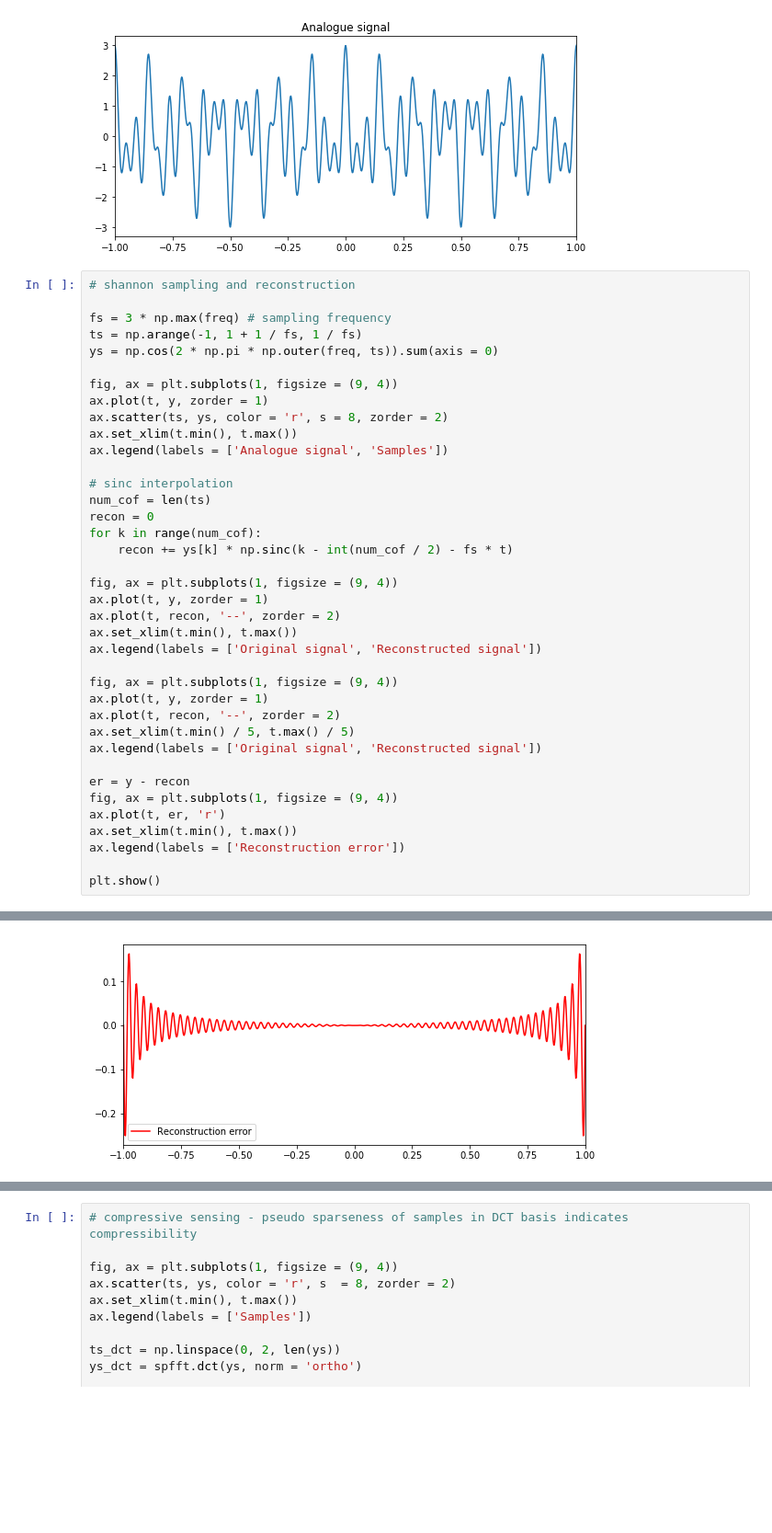
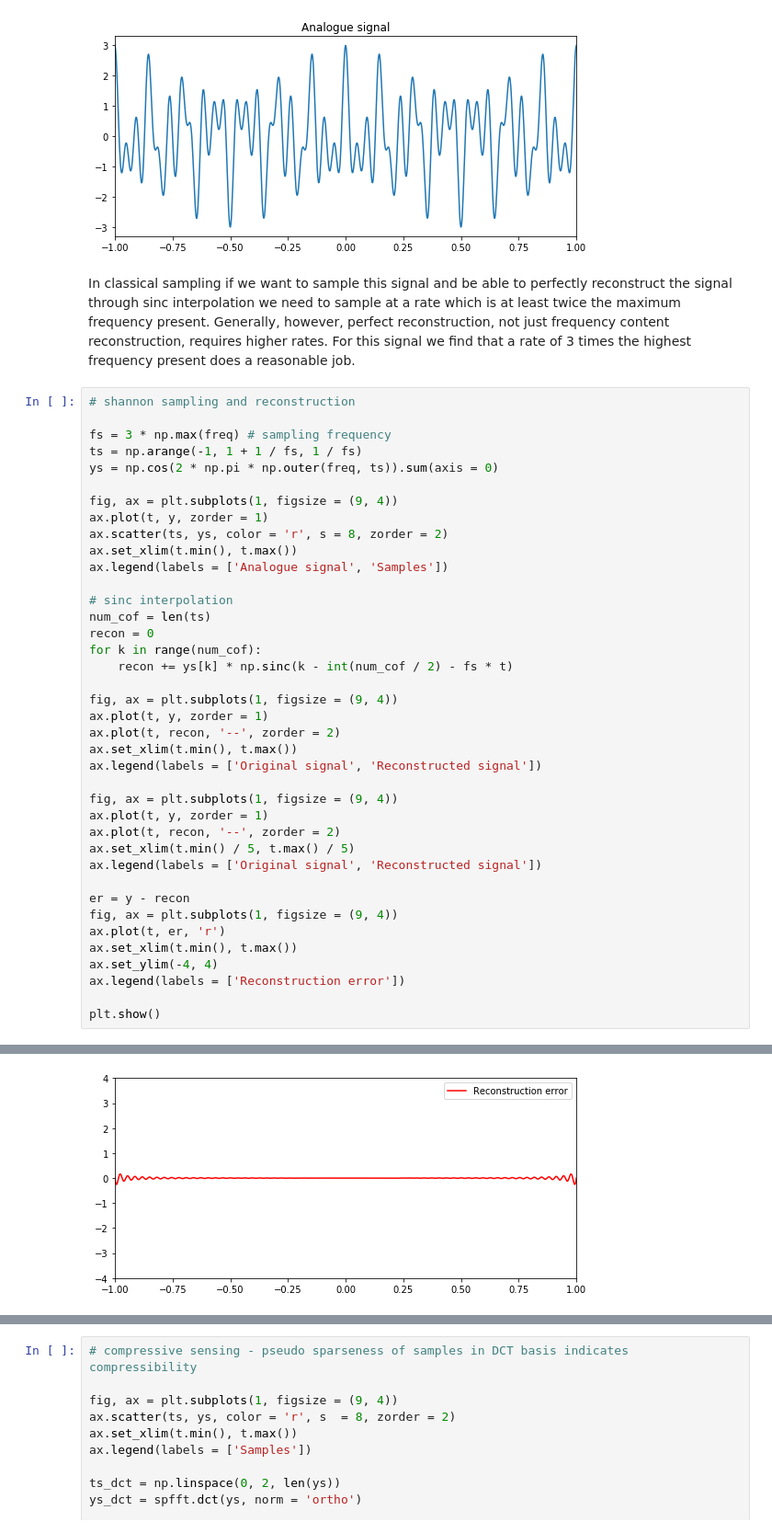
Before and after one commit to jbarkhan/cs_example, a Jupyter notebook: compressive_sensing_example.ipynb, the cells around one changed output, grey strips where cells are left out. Shown at 92% size. Drawn from its saved outputs; the diff is of its cells as text; blank space fills up the shorter version.

```diff
--- a/compressive_sensing_example.ipynb
+++ b/compressive_sensing_example.ipynb
@@ -19,6 +49,8 @@ ax.set_title('Analogue signal')
 plt.show()
 # %% [output]
 [figure]
+# %% [markdown]
+In classical sampling if we want to sample this signal and be able to perfectly reconstruct the signal through sinc interpolation we need to sample at a rate which is at least twice the maximum frequency present. Generally, however, perfect reconstruction, not just frequency content reconstruction, requires higher rates. For this signal we find that a rate of 3 times the highest frequency present does a reasonable job.
 # %%
 # shannon sampling and reconstruction
 
@@ -34,31 +66,32 @@ ax.legend(labels = ['Analogue signal', 'Samples'])
 
 # sinc interpolation
 num_cof = len(ts)
 recon = 0
 for k in range(num_cof):
     recon += ys[k] * np.sinc(k - int(num_cof / 2) - fs * t)
 
 fig, ax = plt.subplots(1, figsize = (9, 4))
 ax.plot(t, y, zorder = 1)
 ax.plot(t, recon, '--', zorder = 2)
 ax.set_xlim(t.min(), t.max())
 ax.legend(labels = ['Original signal', 'Reconstructed signal'])
 
 fig, ax = plt.subplots(1, figsize = (9, 4))
 ax.plot(t, y, zorder = 1)
 ax.plot(t, recon, '--', zorder = 2)
 ax.set_xlim(t.min() / 5, t.max() / 5)
 ax.legend(labels = ['Original signal', 'Reconstructed signal'])
 
 er = y - recon
 fig, ax = plt.subplots(1, figsize = (9, 4))
 ax.plot(t, er, 'r')
 ax.set_xlim(t.min(), t.max())
+ax.set_ylim(-4, 4)
 ax.legend(labels = ['Reconstruction error'])
 
 plt.show()
 # %% [output]
 [figure]
 [figure]
 [figure]
-[figure, old version]
+[figure, new version]
```
Also changed, not shown: parts of 10 cells of this notebook.
